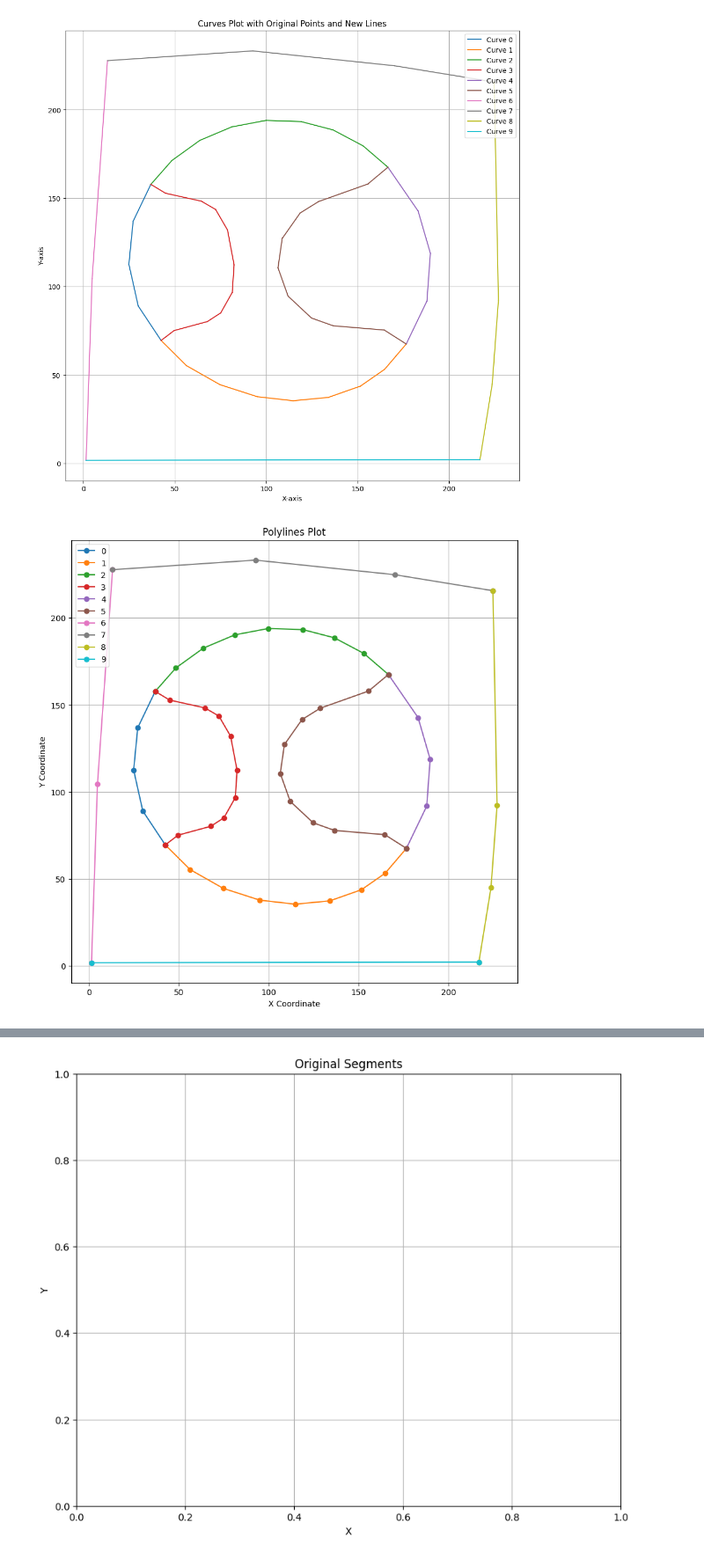
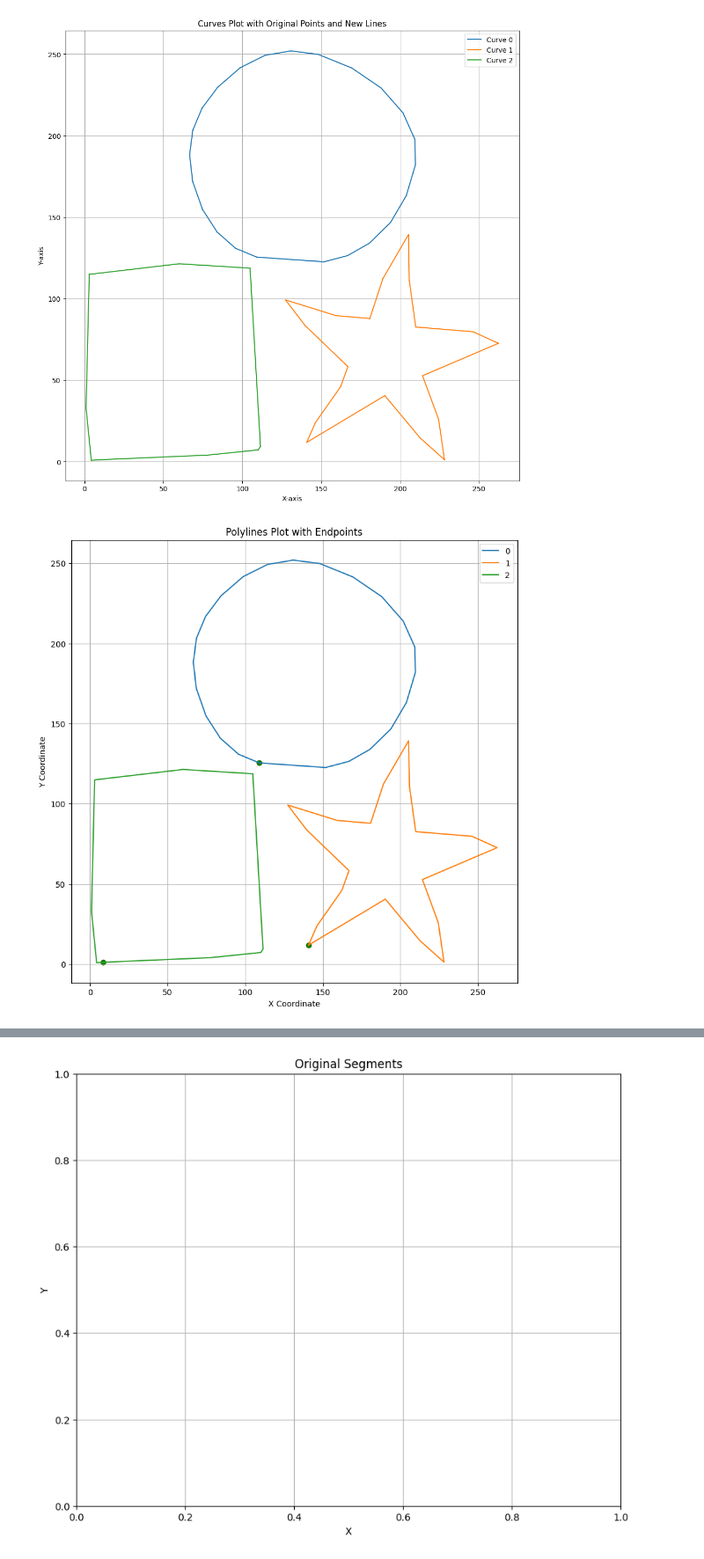
Before and after one commit to shubhamshinde6762/Adobe_Gensolve, a Jupyter notebook: all_integrated.ipynb, the cells around one changed output, grey strips where cells are left out. Shown: that part at 88% size. Cells and saved outputs as stored; diff of their text form; code cells hidden in the pictures.

```diff
--- a/all_integrated.ipynb
+++ b/all_integrated.ipynb
@@ -12,7 +12,7 @@ def extract_points_from_path(path_segment, num_samples=100):
         return [path_segment.point(t) for t in np.linspace(0, 1, num_samples)]
     return []
 # %%
-svg_file = './data/problems/frag0.svg'
+svg_file = './data/problems/isolated.svg'
 paths, _ = svg2paths(svg_file)
 
 all_points = []
@@ -151,7 +136,7 @@ def round_point(point):
     """Round the coordinates of a point to one decimal place."""
     return (round(point[0], 1), round(point[1], 1))
 
-def update_endpoints_with_midpoints(curves, threshold=1.0):
+def update_endpoints_with_midpoints(curves, threshold=5.0):
     """Update endpoints with midpoints if they are very close to each other."""
     endpoints = {}
     updated_curves = {k: v[:] for k, v in curves.items()}  # Create a copy of the curves dictionary
@@ -160,7 +145,16 @@ def update_endpoints_with_midpoints(curves, threshold=1.0):
     for key, points in curves.items():
         endpoints[key] = (points[0], points[-1])
 
-    # Find and update close endpoints
+    print(updated_curves)
+    # Check and update close endpoints within the same curve
+    for key, (start, end) in endpoints.items():
+        print(start, end)
+        if distance(start, end) < threshold:
+            mid = midpoint(start, end)
+            updated_curves[key][0] = mid
+            updated_curves[key][-1] = mid
+
+    # Find and update close endpoints between different curves
     for key1, (start1, end1) in endpoints.items():
         for key2, (start2, end2) in endpoints.items():
             if key1 < key2:
@@ -201,11 +195,11 @@ def update_inverse_dict(curves, inverse_dict, threshold=1.0):
 
     return new_inverse_dict
 
-
+# Example usage
 epsilon = 1.5
 simplified_curves, inverse_dict = simplify_curves(curves, epsilon)
 
-threshold = 5.0
+threshold = 10.0
 updated_curves = update_endpoints_with_midpoints(simplified_curves, threshold)
 new_inverse_dict = update_inverse_dict(updated_curves, inverse_dict, threshold)
 
@@ -242,22 +240,28 @@ plt.legend()
 plt.grid(True)
 plt.show()
 # %% [output]
-[figure, old version]
+[figure, new version]
 # %%
+import matplotlib.pyplot as plt
+
 plt.figure(figsize=(10, 10))
 
 for label, points in updated_curves.items():
     xs, ys = zip(*points)  # Unzip the list of points into x and y coordinates
-    plt.plot(xs, ys, marker='o', label=label)
+    plt.plot(xs, ys, label=label)
+
+    # Plot the endpoints
+    plt.scatter(xs[0], ys[0], color='red')  # Start point
+    plt.scatter(xs[-1], ys[-1], color='green')  # End point
 
 plt.xlabel('X Coordinate')
 plt.ylabel('Y Coordinate')
-plt.title('Polylines Plot')
+plt.title('Polylines Plot with Endpoints')
 plt.legend()
 plt.grid(True)
 plt.show()
 # %% [output]
-[figure, old version]
+[figure, new version]
 # %%
 from collections import defaultdict
 
```
Also changed, not shown: parts of 14 cells of this notebook, 2 other files.
